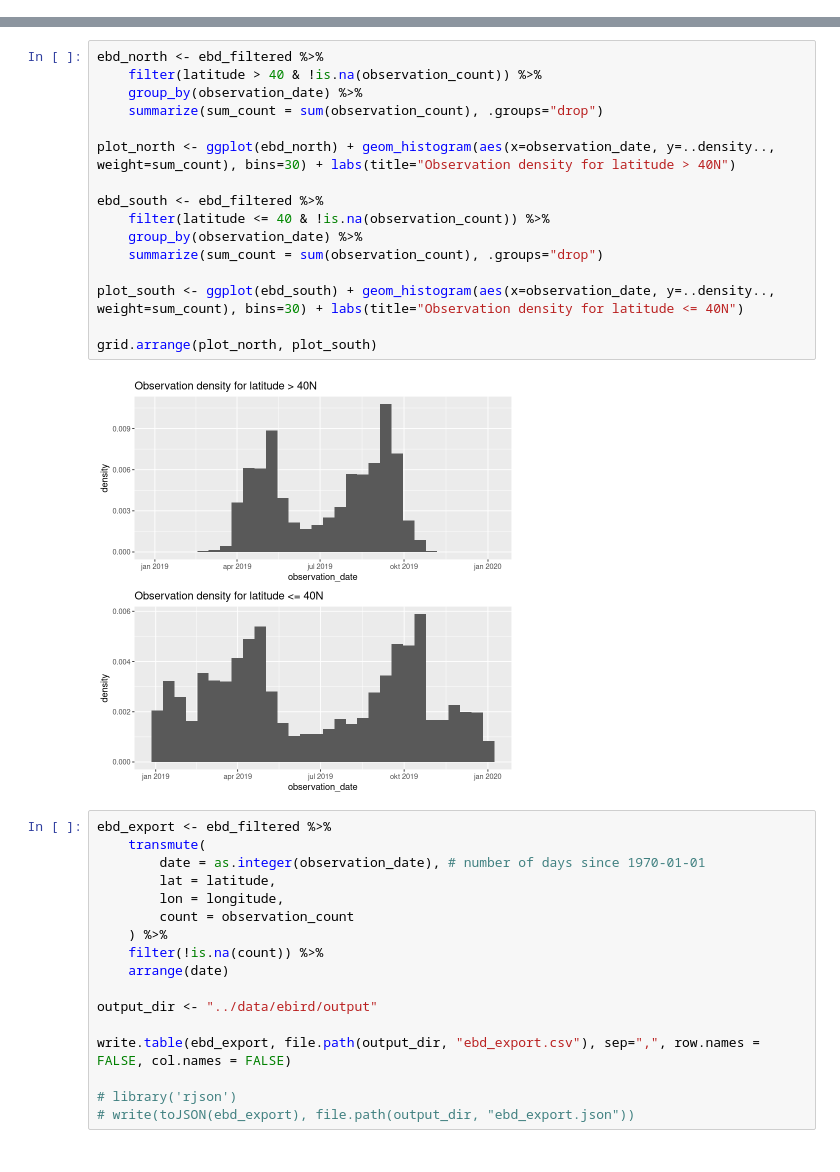
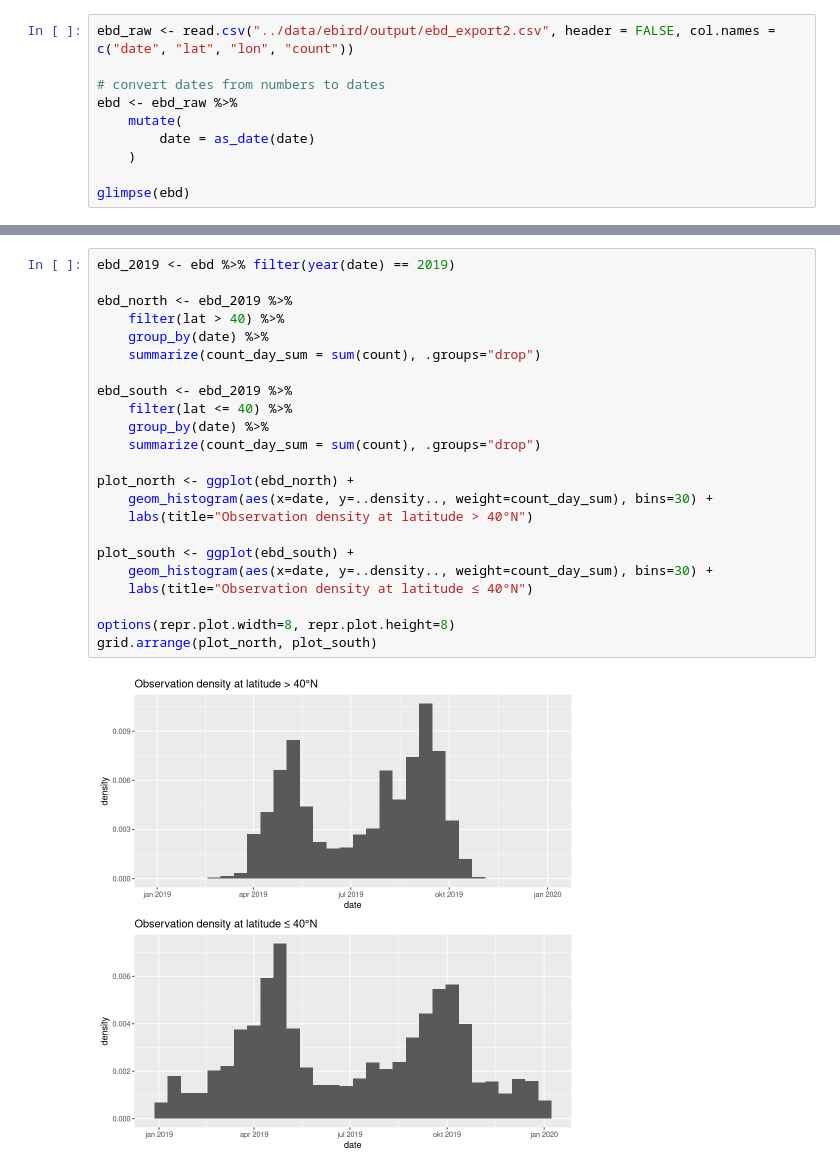
Before and after one commit to nimobeeren/2IMV20, a Jupyter notebook: InfoVis/scripts/playground.ipynb, the cells around one changed output, grey strips where cells are left out. Cells and saved outputs as stored; diff of their text form.

```diff
--- a/InfoVis/scripts/playground.ipynb
+++ b/InfoVis/scripts/playground.ipynb
@@ -59,0 +6,10 @@ ggplot(ebd_counts) + geom_histogram(aes(x=observation_date, y=..density.., weigh
+# %%
+ebd_raw <- read.csv("../data/ebird/output/ebd_export2.csv", header = FALSE, col.names = c("date", "lat", "lon", "count"))
+
+# convert dates from numbers to dates
+ebd <- ebd_raw %>%
+    mutate(
+        date = as_date(date)
+    )
+
+glimpse(ebd)
@@ -60,35 +45,25 @@ ggplot(ebd_counts) + geom_histogram(aes(x=observation_date, y=..density.., weigh
 # %%
-ebd_north <- ebd_filtered %>%
-    filter(latitude > 40 & !is.na(observation_count)) %>%
-    group_by(observation_date) %>%
-    summarize(sum_count = sum(observation_count), .groups="drop")
+ebd_2019 <- ebd %>% filter(year(date) == 2019)
 
-plot_north <- ggplot(ebd_north) + geom_histogram(aes(x=observation_date, y=..density.., weight=sum_count), bins=30) + labs(title="Observation density for latitude > 40N")
+ebd_north <- ebd_2019 %>%
+    filter(lat > 40) %>%
+    group_by(date) %>%
+    summarize(count_day_sum = sum(count), .groups="drop")
 
-ebd_south <- ebd_filtered %>%
-    filter(latitude <= 40 & !is.na(observation_count)) %>%
-    group_by(observation_date) %>%
-    summarize(sum_count = sum(observation_count), .groups="drop")
+ebd_south <- ebd_2019 %>%
+    filter(lat <= 40) %>%
+    group_by(date) %>%
+    summarize(count_day_sum = sum(count), .groups="drop")
 
-plot_south <- ggplot(ebd_south) + geom_histogram(aes(x=observation_date, y=..density.., weight=sum_count), bins=30) + labs(title="Observation density for latitude <= 40N")
+plot_north <- ggplot(ebd_north) +
+    geom_histogram(aes(x=date, y=..density.., weight=count_day_sum), bins=30) +
+    labs(title="Observation density at latitude > 40°N")
 
+plot_south <- ggplot(ebd_south) +
+    geom_histogram(aes(x=date, y=..density.., weight=count_day_sum), bins=30) +
+    labs(title="Observation density at latitude ≤ 40°N")
+
+options(repr.plot.width=8, repr.plot.height=8)
 grid.arrange(plot_north, plot_south)
 # %% [output]
-[figure, old version]
+[figure, new version]
-# %%
-ebd_export <- ebd_filtered %>%
-    transmute(
-        date = as.integer(observation_date), # number of days since 1970-01-01
-        lat = latitude,
-        lon = longitude,
-        count = observation_count
-    ) %>%
-    filter(!is.na(count)) %>%
-    arrange(date)
-
-output_dir <- "../data/ebird/output"
-
-write.table(ebd_export, file.path(output_dir, "ebd_export.csv"), sep=",", row.names = FALSE, col.names = FALSE)
-
-# library('rjson')
-# write(toJSON(ebd_export), file.path(output_dir, "ebd_export.json"))
```
Also changed, not shown: parts of 7 cells of this notebook.
